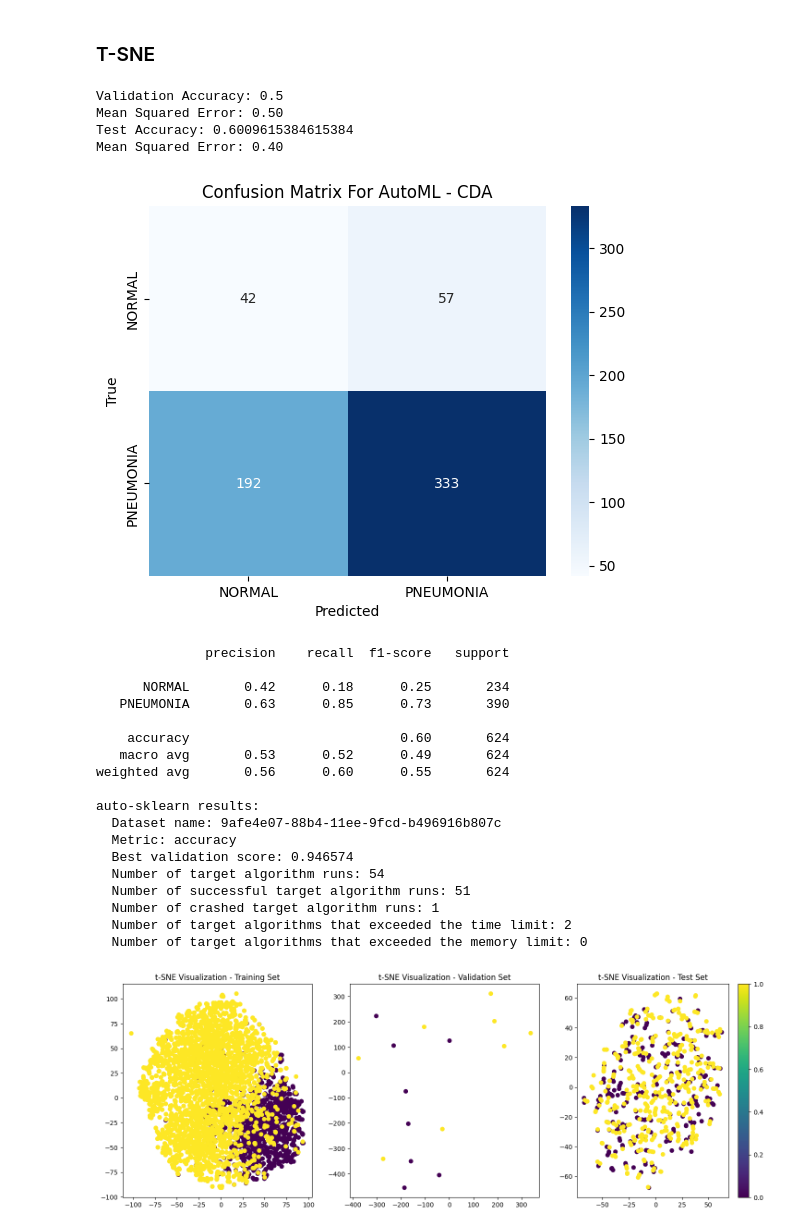
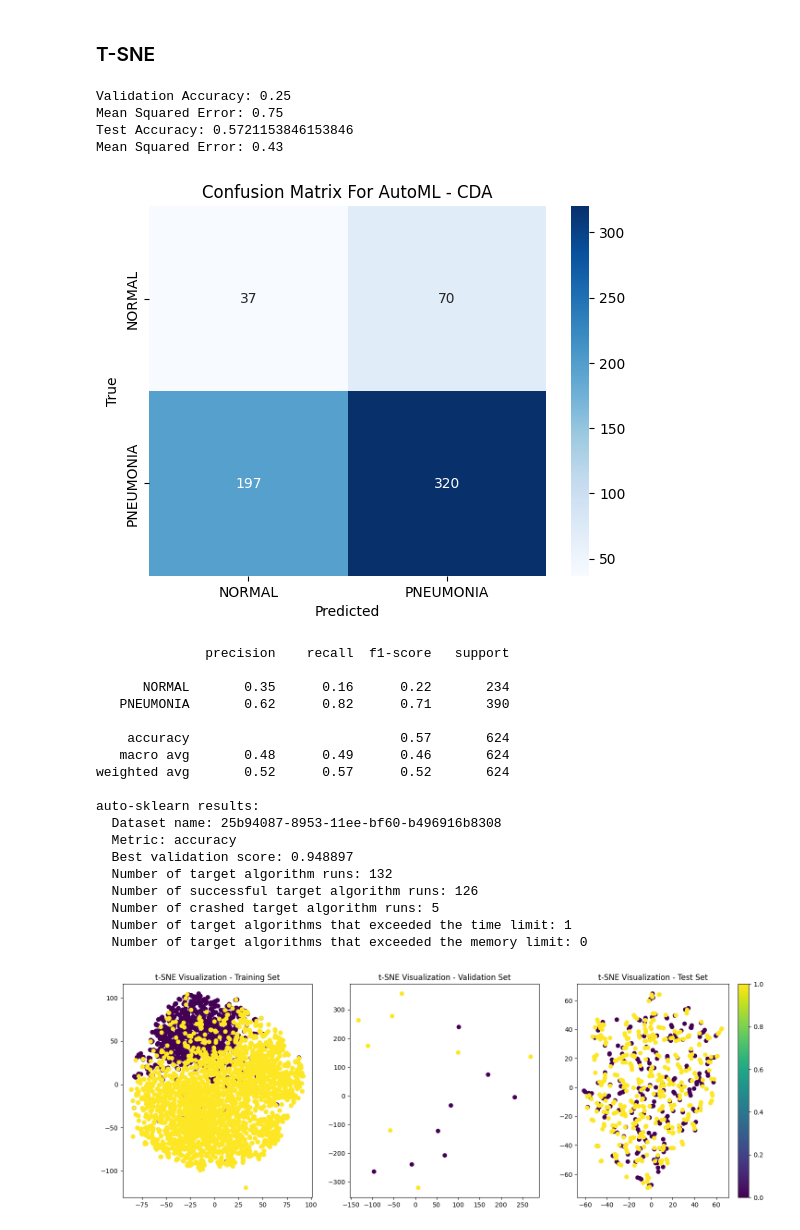
Before and after one commit to dawlattt/denoising-pneumonia, a Jupyter notebook: AutoML/automl_cda.ipynb, the cells around one changed output. Saved outputs shown, nothing was run; the diff lists cells and outputs as text; code cells hidden in the pictures.

```diff
--- a/AutoML/automl_cda.ipynb
+++ b/AutoML/automl_cda.ipynb
@@ -62,8 +62,8 @@ try:
 
     # Define the auto-sklearn classifier
     automl_classifier = autosklearn.classification.AutoSklearnClassifier(
-        time_left_for_this_task=120,
-        per_run_time_limit=30,
+        time_left_for_this_task=300,
+        per_run_time_limit=120,
         ensemble_kwargs={'ensemble_size': 1},
         n_jobs=-1,
         tmp_folder=temp_dir_path,
@@ -144,8 +141,8 @@ try:
 
     # Define the auto-sklearn classifier
     automl_classifier = autosklearn.classification.AutoSklearnClassifier(
-        time_left_for_this_task=120,
-        per_run_time_limit=30,
+        time_left_for_this_task=300,
+        per_run_time_limit=120,
         ensemble_kwargs={'ensemble_size': 1},
         n_jobs=-1,
         tmp_folder=temp_dir_path,
@@ -220,8 +214,8 @@ try:
 
     # Define the auto-sklearn classifier
     automl_classifier = autosklearn.classification.AutoSklearnClassifier(
-        time_left_for_this_task=120,
-        per_run_time_limit=30,
+        time_left_for_this_task=300,
+        per_run_time_limit=120,
         ensemble_kwargs={'ensemble_size': 1},
         n_jobs=-1,
         tmp_folder=temp_dir_path,
@@ -305,8 +297,8 @@ try:
 
     # Define the auto-sklearn classifier
     automl_classifier = autosklearn.classification.AutoSklearnClassifier(
-        time_left_for_this_task=120,
-        per_run_time_limit=30,
+        time_left_for_this_task=300,
+        per_run_time_limit=120,
         ensemble_kwargs={'ensemble_size': 1},
         n_jobs=-1,
         tmp_folder=temp_dir_path,
@@ -378,61 +370,59 @@ try:
     shutil.rmtree(temp_dir_path, ignore_errors=True)
 
     # Define the auto-sklearn classifier
     automl_classifier = autosklearn.classification.AutoSklearnClassifier(
-        time_left_for_this_task=120,
-        per_run_time_limit=30,
+        time_left_for_this_task=300,
+        per_run_time_limit=120,
         ensemble_kwargs={'ensemble_size': 1},
         n_jobs=-1,
         tmp_folder=temp_dir_path,
         delete_tmp_folder_after_terminate=False  # Set this to True if you want to delete the temporary folder after training
     )
 
     # Make predictions on the val set
     automl_classifier.fit(X_train_tsne, y_train)
     y_pred_val = automl_classifier.predict(X_val_tsne)
 
     # Evaluate the model on the val set
     accuracy_val = sklearn.metrics.accuracy_score(y_val, y_pred_val)
     mse_val = mean_squared_error(y_val, y_pred_val)
     print(f"Validation Accuracy: {accuracy_val}")
     print(f'Mean Squared Error: {mse_val:.2f}')
 
     # Evalutaing the model on the test set
     evaluate(automl_classifier, X_test_tsne, y_test)
 
     # Print the auto-sklearn statistics
     print(automl_classifier.sprint_statistics())
 
 finally:
     # Clean up the temporary directory
     shutil.rmtree(temp_dir_path, ignore_errors=True)
 # %% [output]
-Validation Accuracy: 0.5
-Mean Squared Error: 0.50
-Test Accuracy: 0.6009615384615384
-Mean Squared Error: 0.40
+Validation Accuracy: 0.25
+Mean Squared Error: 0.75
+Test Accuracy: 0.5721153846153846
+Mean Squared Error: 0.43
-[figure, old version]
+[figure, new version]
               precision    recall  f1-score   support
 
-      NORMAL       0.42      0.18      0.25       234
-   PNEUMONIA       0.63      0.85      0.73       390
+      NORMAL       0.35      0.16      0.22       234
+   PNEUMONIA       0.62      0.82      0.71       390
 
-    accuracy                           0.60       624
-   macro avg       0.53      0.52      0.49       624
-weighted avg       0.56      0.60      0.55       624
+    accuracy                           0.57       624
+   macro avg       0.48      0.49      0.46       624
+weighted avg       0.52      0.57      0.52       624
 
 auto-sklearn results:
-  Dataset name: 9afe4e07-88b4-11ee-9fcd-b496916b807c
+  Dataset name: 25b94087-8953-11ee-bf60-b496916b8308
   Metric: accuracy
-  Best validation score: 0.946574
-  Number of target algorithm runs: 54
-  Number of successful target algorithm runs: 51
-  Number of crashed target algorithm runs: 1
-  Number of target algorithms that exceeded the time limit: 2
+  Best validation score: 0.948897
+  Number of target algorithm runs: 132
+  Number of successful target algorithm runs: 126
+  Number of crashed target algorithm runs: 5
+  Number of target algorithms that exceeded the time limit: 1
   Number of target algorithms that exceeded the memory limit: 0
 # %%
-# Create scatter plots for training, validation, and test sets
-# (similar to the previous example)
 # Create scatter plots for training, validation, and test sets
 import matplotlib.pyplot as plt
 plt.figure(figsize=(18, 6))
@@ -452,4 +442,4 @@ plt.title('t-SNE Visualization - Test Set')
 plt.colorbar()
 plt.show()
 # %% [output]
-[figure, old version]
+[figure, new version]
```
Also changed, not shown: parts of 4 cells of this notebook, 3 other files.
